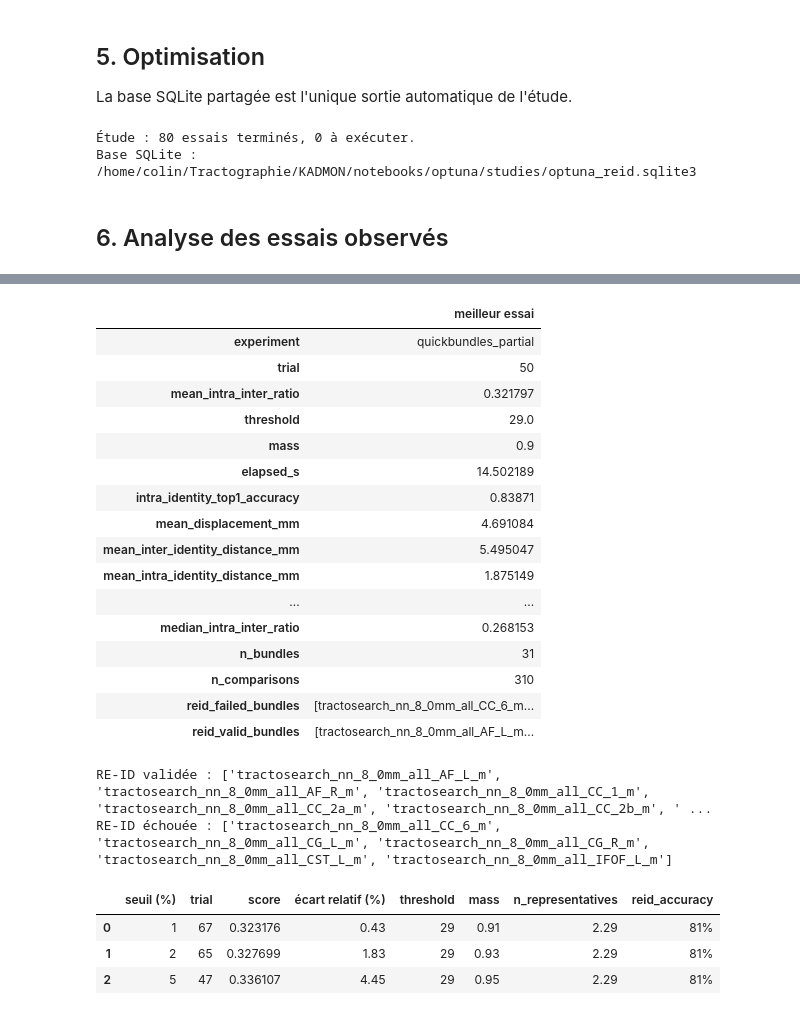
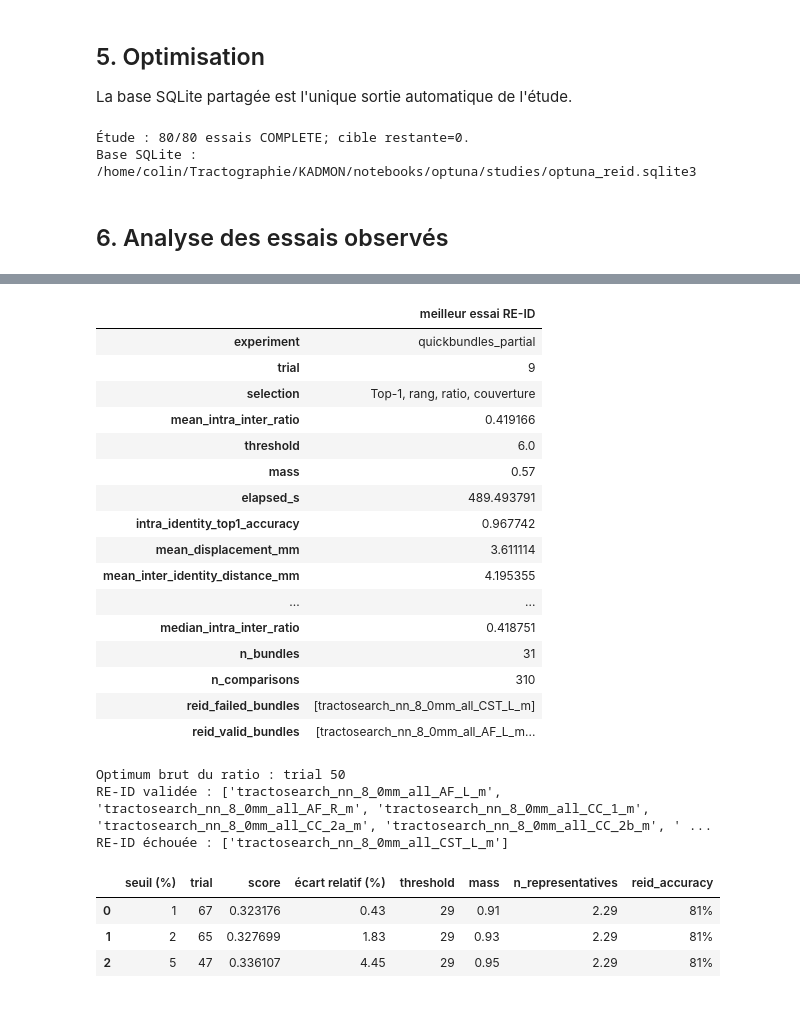
Before and after one commit to CKr0nzz/KADMON, a Jupyter notebook: notebooks/optuna/00_quickbundles_partial_optuna.ipynb, the cells around one changed output, grey strips where cells are left out. Drawn from its saved outputs; the diff is of its cells as text; code cells hidden in the pictures.

Commit message:
refactor: harmonize Optuna re-identification studies

```diff
--- a/notebooks/optuna/00_quickbundles_partial_optuna.ipynb
+++ b/notebooks/optuna/00_quickbundles_partial_optuna.ipynb
@@ -216,71 +167,64 @@ def objective(trial):
 
 La base SQLite partagée est l'unique sortie automatique de l'étude.
 # %%
-STUDY_PATH.parent.mkdir(parents=True, exist_ok=True)
-study = optuna.create_study(
-    study_name=EXPERIMENT_NAME, storage=f'sqlite:///{STUDY_PATH}',
-    load_if_exists=True, direction='minimize',
-    sampler=optuna.samplers.TPESampler(seed=SEED),
+study = create_reid_study(STUDY_PATH, EXPERIMENT_NAME, seed=SEED)
+run_until_complete(
+    study, objective, StudyRunPolicy(N_TRIALS),
+    callbacks=[lambda study, trial: compression_cache.clear()],
 )
-completed_trials = sum(t.state == TrialState.COMPLETE for t in study.trials)
-remaining_trials = max(0, N_TRIALS - completed_trials)
-print(f'Étude : {completed_trials} essais terminés, {remaining_trials} à exécuter.')
-if remaining_trials:
-    study.optimize(
-        objective, n_trials=remaining_trials, n_jobs=1,
-        show_progress_bar=True, gc_after_trial=True,
-        callbacks=[lambda study, trial: compression_cache.clear()],
-    )
 print(f'Base SQLite : {STUDY_PATH}')
 # %% [output]
-Étude : 80 essais terminés, 0 à exécuter.
+Étude : 80/80 essais COMPLETE; cible restante=0.
 Base SQLite : /home/colin/Tractographie/KADMON/notebooks/optuna/studies/optuna_reid.sqlite3
 # %% [markdown]
 ## 6. Analyse des essais observés
 # %%
 trials_df = study.trials_dataframe(attrs=('number', 'value', 'params', 'user_attrs', 'state'))
 complete = trials_df[trials_df['state'] == 'COMPLETE'].dropna(subset=['value'])
 display(complete.sort_values('value').head(10))
 
-best = study.best_trial
-display(pd.Series({'experiment': EXPERIMENT_NAME, 'trial': best.number,
-                   'mean_intra_inter_ratio': best.value, **best.params,
-                   **best.user_attrs}, name='meilleur essai').to_frame())
-print('RE-ID validée :', best.user_attrs.get('reid_valid_bundles', []))
-print('RE-ID échouée :', best.user_attrs.get('reid_failed_bundles', []))
+ratio_best = study.best_trial
+reid_best = select_best_reid_trial(study.trials)
+display(pd.Series({'experiment': EXPERIMENT_NAME, 'trial': reid_best.number,
+                   'selection': 'Top-1, rang, ratio, couverture',
+                   'mean_intra_inter_ratio': reid_best.value, **reid_best.params,
+                   **reid_best.user_attrs}, name='meilleur essai RE-ID').to_frame())
+print(f'Optimum brut du ratio : trial {ratio_best.number}')
+print('RE-ID validée :', reid_best.user_attrs.get('reid_valid_bundles', []))
+print('RE-ID échouée :', reid_best.user_attrs.get('reid_failed_bundles', []))
 
 optuna.visualization.plot_param_importances(study).show()
-optuna.visualization.plot_slice(study).show()
 optuna.visualization.plot_contour(study, params=['mass', 'threshold']).show()
 # %% [output]
 |  | number | value | params_mass | params_threshold | user_attrs_elapsed_s | user_attrs_intra_identity_top1_ac... | ... |
 | 62 | 62 | 0.321797 | 0.90 | 29.0 | 13.968863 | 0.838710 | ... |
 | 61 | 61 | 0.321797 | 0.90 | 29.0 | 13.981089 | 0.838710 | ... |
 | 60 | 60 | 0.321797 | 0.90 | 29.0 | 14.029103 | 0.838710 | ... |
 | 50 | 50 | 0.321797 | 0.90 | 29.0 | 14.502189 | 0.838710 | ... |
 | 72 | 72 | 0.322464 | 0.88 | 29.0 | 13.962576 | 0.806452 | ... |
 | 85 | 85 | 0.322847 | 0.87 | 29.0 | 14.085155 | 0.806452 | ... |
 | 67 | 67 | 0.323176 | 0.91 | 29.0 | 14.073035 | 0.806452 | ... |
 | 68 | 68 | 0.323176 | 0.91 | 29.0 | 14.024792 | 0.806452 | ... |
 | 79 | 79 | 0.323176 | 0.91 | 29.0 | 13.963852 | 0.806452 | ... |
 | 77 | 77 | 0.325016 | 0.92 | 29.0 | 13.961480 | 0.806452 | ... |
-|  | meilleur essai |
+|  | meilleur essai RE-ID |
 | experiment | quickbundles_partial |
-| trial | 50 |
-| mean_intra_inter_ratio | 0.321797 |
-| threshold | 29.0 |
-| mass | 0.9 |
-| elapsed_s | 14.502189 |
-| intra_identity_top1_accuracy | 0.83871 |
-| mean_displacement_mm | 4.691084 |
-| mean_inter_identity_distance_mm | 5.495047 |
-| mean_intra_identity_distance_mm | 1.875149 |
+| trial | 9 |
+| selection | Top-1, rang, ratio, couverture |
+| mean_intra_inter_ratio | 0.419166 |
+| threshold | 6.0 |
+| mass | 0.57 |
+| elapsed_s | 489.493791 |
+| intra_identity_top1_accuracy | 0.967742 |
+| mean_displacement_mm | 3.611114 |
+| mean_inter_identity_distance_mm | 4.195355 |
 | ... | ... |
-| median_intra_inter_ratio | 0.268153 |
+| median_intra_inter_ratio | 0.418751 |
 | n_bundles | 31 |
 | n_comparisons | 310 |
-| reid_failed_bundles | [tractosearch_nn_8_0mm_all_CC_6_m... |
+| reid_failed_bundles | [tractosearch_nn_8_0mm_all_CST_L_m] |
 | reid_valid_bundles | [tractosearch_nn_8_0mm_all_AF_L_m... |
+Optimum brut du ratio : trial 50
 RE-ID validée : ['tractosearch_nn_8_0mm_all_AF_L_m', 'tractosearch_nn_8_0mm_all_AF_R_m', 'tractosearch_nn_8_0mm_all_CC_1_m', 'tractosearch_nn_8_0mm_all_CC_2a_m', 'tractosearch_nn_8_0mm_all_CC_2b_m', ' ...
-RE-ID échouée : ['tractosearch_nn_8_0mm_all_CC_6_m', 'tractosearch_nn_8_0mm_all_CG_L_m', 'tractosearch_nn_8_0mm_all_CG_R_m', 'tractosearch_nn_8_0mm_all_CST_L_m', 'tractosearch_nn_8_0mm_all_IFOF_L_m']
+RE-ID échouée : ['tractosearch_nn_8_0mm_all_CST_L_m']
 # %%
```
Also changed, not shown: parts of 5 cells of this notebook, 14 other files.
